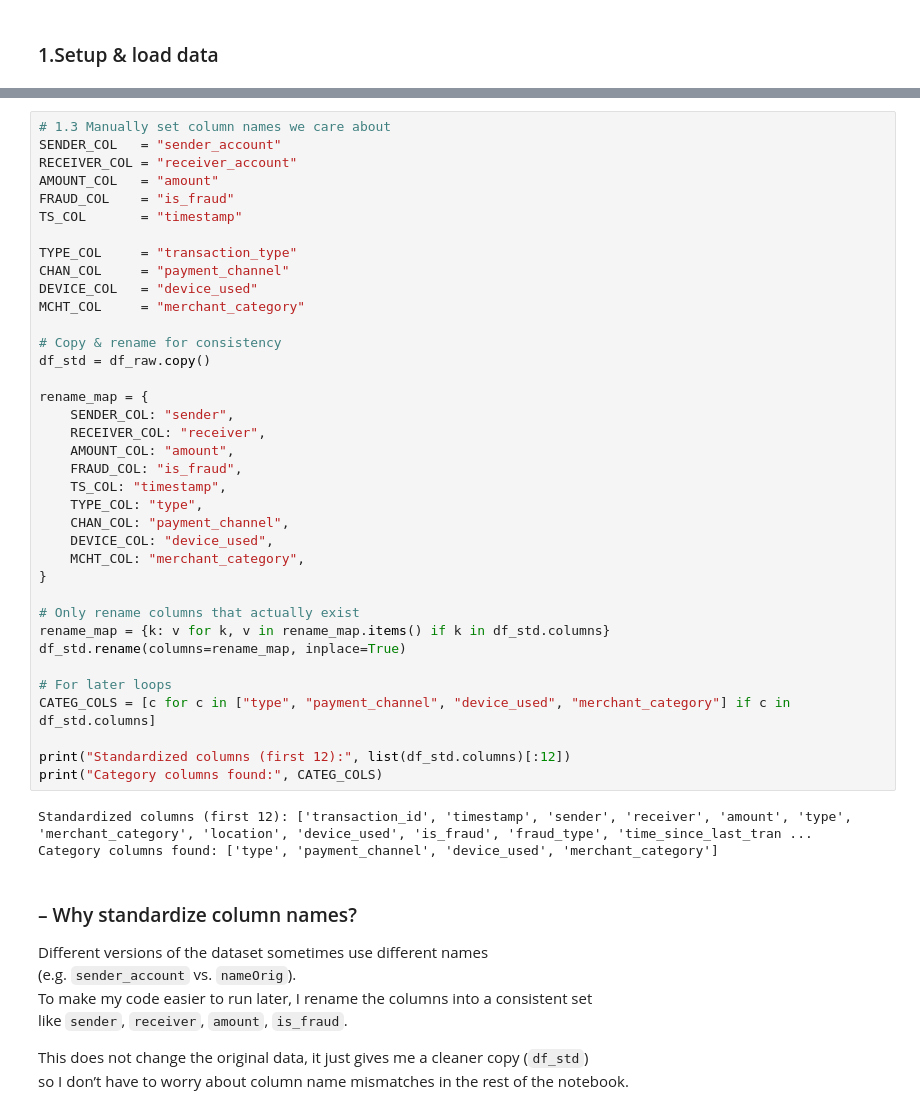
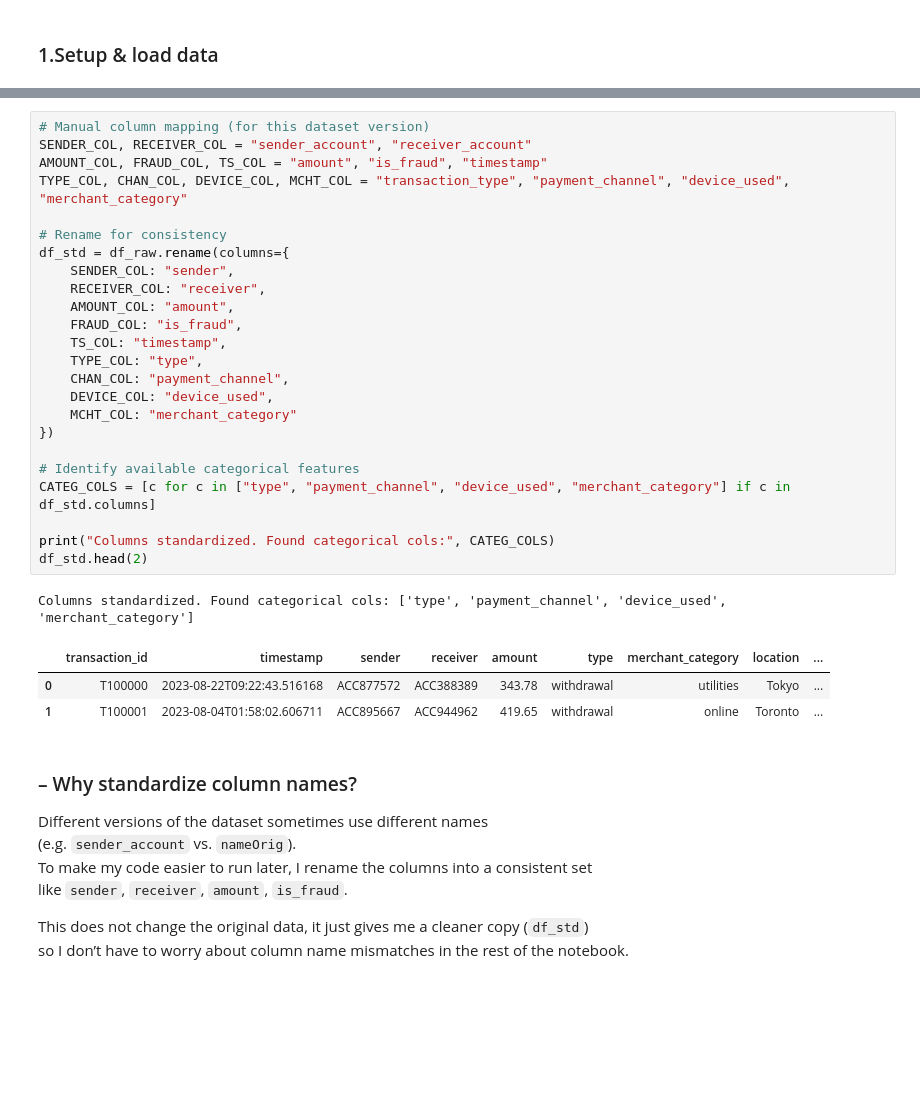
Before and after one commit to nora-li-ds/Agent-Based-Modelling-for-Scam-Spread, a Jupyter notebook: notebooks/01_data_exploration.ipynb, the cells around one changed output, grey strips where cells are left out. Saved outputs shown, nothing was run; the diff lists cells and outputs as text; blank space fills up the shorter version.

```diff
--- a/notebooks/01_data_exploration.ipynb
+++ b/notebooks/01_data_exploration.ipynb
@@ -47,43 +53,32 @@ Raw shape: (5000000, 18) | Memory (MB): 3423.9
 # %%
-# 1.3 Manually set column names we care about
-SENDER_COL   = "sender_account"
-RECEIVER_COL = "receiver_account"
-AMOUNT_COL   = "amount"
-FRAUD_COL    = "is_fraud"
-TS_COL       = "timestamp"
+# Manual column mapping (for this dataset version)
+SENDER_COL, RECEIVER_COL = "sender_account", "receiver_account"
+AMOUNT_COL, FRAUD_COL, TS_COL = "amount", "is_fraud", "timestamp"
+TYPE_COL, CHAN_COL, DEVICE_COL, MCHT_COL = "transaction_type", "payment_channel", "device_used", "merchant_category"
 
-TYPE_COL     = "transaction_type"
-CHAN_COL     = "payment_channel"
-DEVICE_COL   = "device_used"
-MCHT_COL     = "merchant_category"
-
-# Copy & rename for consistency
-df_std = df_raw.copy()
-
-rename_map = {
+# Rename for consistency
+df_std = df_raw.rename(columns={
     SENDER_COL: "sender",
     RECEIVER_COL: "receiver",
     AMOUNT_COL: "amount",
     FRAUD_COL: "is_fraud",
     TS_COL: "timestamp",
     TYPE_COL: "type",
     CHAN_COL: "payment_channel",
     DEVICE_COL: "device_used",
-    MCHT_COL: "merchant_category",
-}
+    MCHT_COL: "merchant_category"
+})
 
-# Only rename columns that actually exist
-rename_map = {k: v for k, v in rename_map.items() if k in df_std.columns}
-df_std.rename(columns=rename_map, inplace=True)
-
-# For later loops
+# Identify available categorical features
 CATEG_COLS = [c for c in ["type", "payment_channel", "device_used", "merchant_category"] if c in df_std.columns]
 
-print("Standardized columns (first 12):", list(df_std.columns)[:12])
-print("Category columns found:", CATEG_COLS)
+print("Columns standardized. Found categorical cols:", CATEG_COLS)
+df_std.head(2)
 # %% [output]
-Standardized columns (first 12): ['transaction_id', 'timestamp', 'sender', 'receiver', 'amount', 'type', 'merchant_category', 'location', 'device_used', 'is_fraud', 'fraud_type', 'time_since_last_tran ...
-Category columns found: ['type', 'payment_channel', 'device_used', 'merchant_category']
+Columns standardized. Found categorical cols: ['type', 'payment_channel', 'device_used', 'merchant_category']
+|  | transaction_id | timestamp | sender | receiver | amount | type | merchant_category | location | ... |
+| 0 | T100000 | 2023-08-22T09:22:43.516168 | ACC877572 | ACC388389 | 343.78 | withdrawal | utilities | Tokyo | ... |
+| 1 | T100001 | 2023-08-04T01:58:02.606711 | ACC895667 | ACC944962 | 419.65 | withdrawal | online | Toronto | ... |
 # %% [markdown]
 ### – Why standardize column names?
 
```
Also changed, not shown: parts of 5 cells of this notebook, 3 other files.
